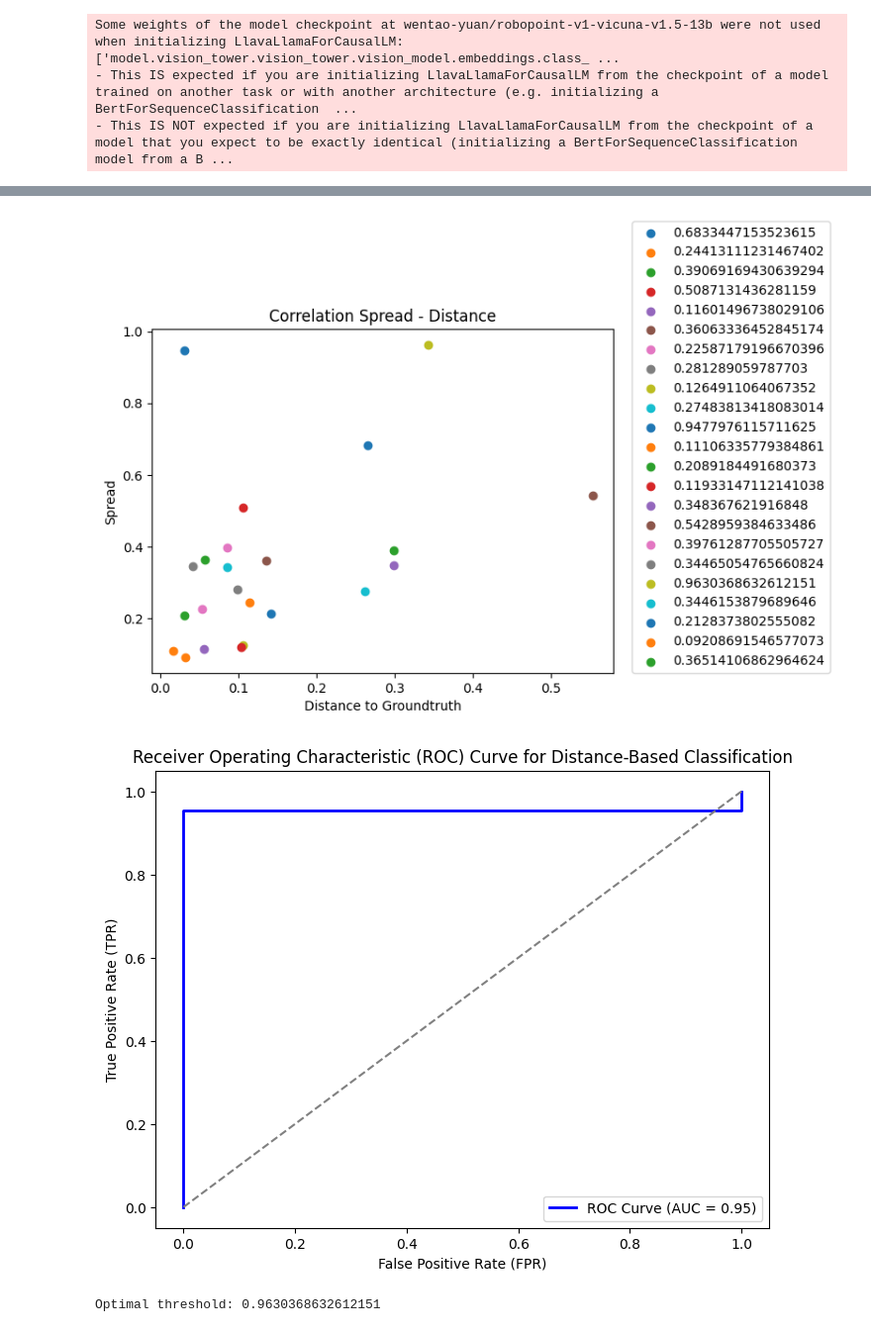
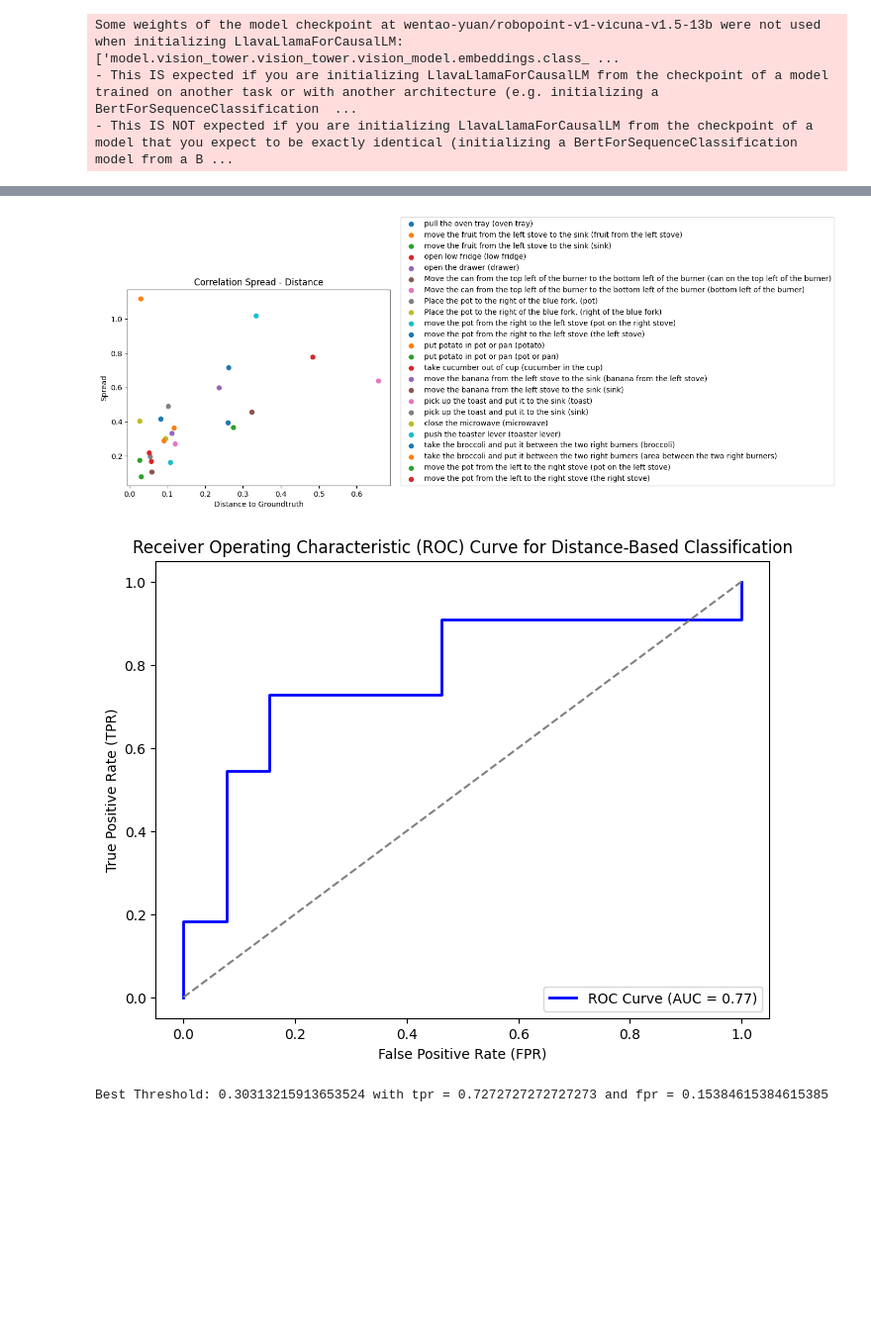
Before and after one commit to NIYI100/xai-praktikum, a Jupyter notebook: robopoint/ROC_curve.ipynb, the cells around one changed output, grey strips where cells are left out. Shown at 99% size. Saved outputs shown, nothing was run; the diff lists cells and outputs as text; code cells hidden in the pictures; blank space fills up the shorter version.

```diff
--- a/robopoint/ROC_curve.ipynb
+++ b/robopoint/ROC_curve.ipynb
@@ -69,4 +26,6 @@ def find_best_threshold(optimization_scores, target_scores):
 # %%
+import numpy as np
+
 def run_roc_experiment(prompts, temperatures, runs_per_instance, epsilon, min_samples, ignoreCoordinateDecimalPlaces, experiment_path = "../data/first_experiments"):
     tasks, images, ground_truths, object_list = extract_all(experiment_path)
 
@@ -75,6 +34,7 @@ def run_roc_experiment(prompts, temperatures, runs_per_instance, epsilon, min_sa
     list_of_probs = []
     list_of_diameters = []
     list_of_majority_size_rate = []
+    list_of_cluster_number = []
     labels = []
     for i in range(len(tasks)):
         print(f"Task: {i + 1}")
@@ -123,8 +83,9 @@ def run_roc_experiment(prompts, temperatures, runs_per_instance, epsilon, min_sa
                     list_of_spreads.append(calculate_spread(coordinates_per_task, width, height))
                     list_of_diameters.append(diameter)
                     list_of_majority_size_rate.append(len(majority_points) / len(coordinates_per_task))
+                    list_of_cluster_number.append(n_clusters)
 
-    return list_of_distances, list_of_spreads, list_of_probs, list_of_diameters, list_of_majority_size_rate
+    return labels, list_of_distances, list_of_spreads, list_of_probs, list_of_diameters, list_of_majority_size_rate, list_of_cluster_number
 # %%
 PROMPTS = [
     "Locate several points within the space of the ",
@@ -139,21 +100,15 @@ TEMPERATURES = [
 ]
 
 
-list_of_distances, list_of_spreads, list_of_probs, list_of_diameters, list_of_majority_size_rate = run_roc_experiment(
+labels, list_of_distances, list_of_spreads, list_of_probs, list_of_diameters, list_of_majority_size_rate, list_of_cluster_number = run_roc_experiment(
     prompts = PROMPTS,
     temperatures = TEMPERATURES,
-    runs_per_instance = 3,
+    runs_per_instance = 4,
     epsilon = 20,
     min_samples = 3,
     ignoreCoordinateDecimalPlaces = True,
     experiment_path = "../data/base_experiments"
 )
-
-print(list_of_distances)
-print(list_of_spreads)
-print(list_of_probs)
-print(list_of_diameters)
-print(list_of_majority_size_rate)
 # %% [output]
 Task: 1
 pull the oven tray
@@ -212,15 +170,14 @@ plot_roc_curve(fpr, tpr, roc_auc)
 # %%
-plot_scatter(list_of_spreads, list_of_spreads, list_of_distances, "Correlation Spread - Distance", "Distance to Groundtruth", "Spread")
+plot_scatter(labels, list_of_spreads, list_of_distances, "Correlation Spread - Distance", "Distance to Groundtruth", "Spread")
 
-optimization_values = list_of_spreads
-scores = 1 - np.array(list_of_distances)
-
-thresh = find_best_threshold(optimization_values, scores)
-fpr, tpr, roc_auc, thresholds = calculate_roc_curve(optimization_values, thresh, scores)
+scores = 1 - np.array(list_of_spreads)
+fpr, tpr, roc_auc, thresholds = calculate_roc_curve(list_of_distances, 0.1, scores)
 plot_roc_curve(fpr, tpr, roc_auc)
 
-print(f"Optimal threshold: {thresh}")
+j_scores = tpr - fpr
+best_idx = np.argmax(j_scores)
+print(f"Best Threshold: { 1 - thresholds[best_idx] } with tpr = { tpr[best_idx] } and fpr = { fpr[best_idx] }")
 # %% [output]
-[figure, old version]
+[figure, new version]
-[figure, old version]
+[figure, new version]
-Optimal threshold: 0.9630368632612151
+Best Threshold: 0.30313215913653524 with tpr = 0.7272727272727273 and fpr = 0.15384615384615385
```
Also changed, not shown: parts of 11 cells of this notebook, 1 other file.
